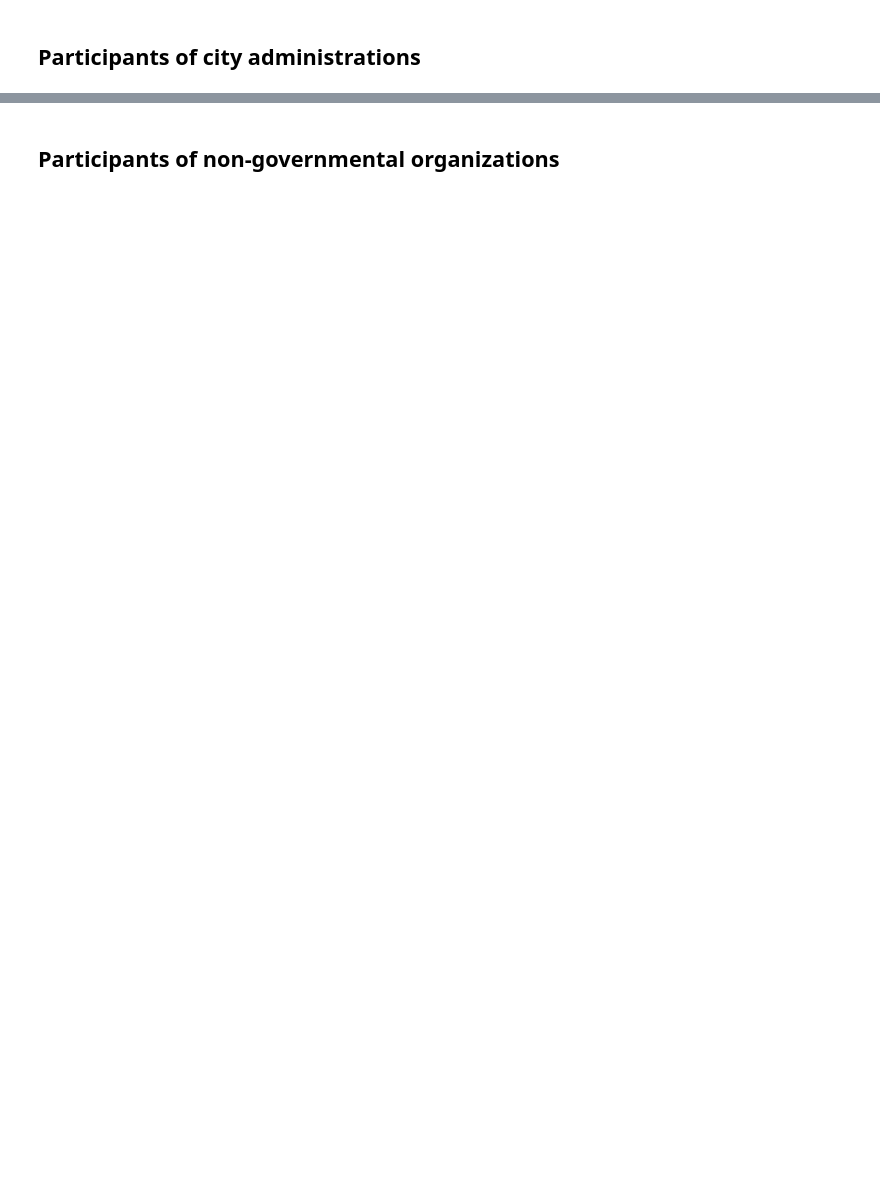
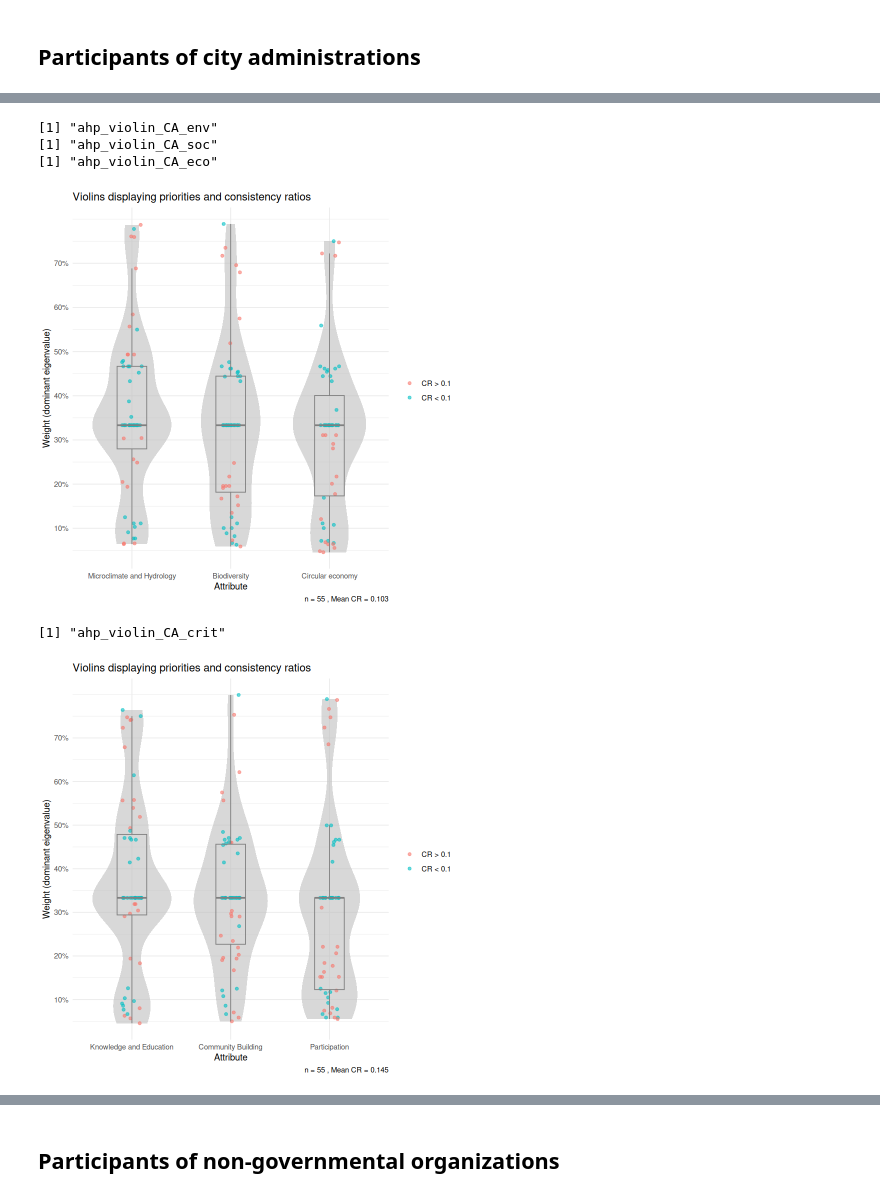
Before and after one commit to urmel79/edible_Cities_AHP_Survey, a Jupyter notebook: ahpsurvey_all.ipynb, the cells around one changed output, grey strips where cells are left out. Cells and saved outputs as stored; diff of their text form; code cells hidden in the pictures; blank space fills up the shorter version.

```diff
--- a/ahpsurvey_all.ipynb
+++ b/ahpsurvey_all.ipynb
@@ -419,0 +373,9 @@ write.table(df_outputTable, file = str_CSVfilename_output,
+# %%
+func_Process_ahpsurvey(df_csvInputFiles_CA, "CA", str_input_path, str_output_path, df_attributes_labels)
+# %% [output]
+[1] "ahp_violin_CA_env"
+[1] "ahp_violin_CA_soc"
+[1] "ahp_violin_CA_eco"
+[figure, added]
+[1] "ahp_violin_CA_crit"
+[figure, added]
```
Also changed, not shown: parts of 12 cells of this notebook, 18 other files.
